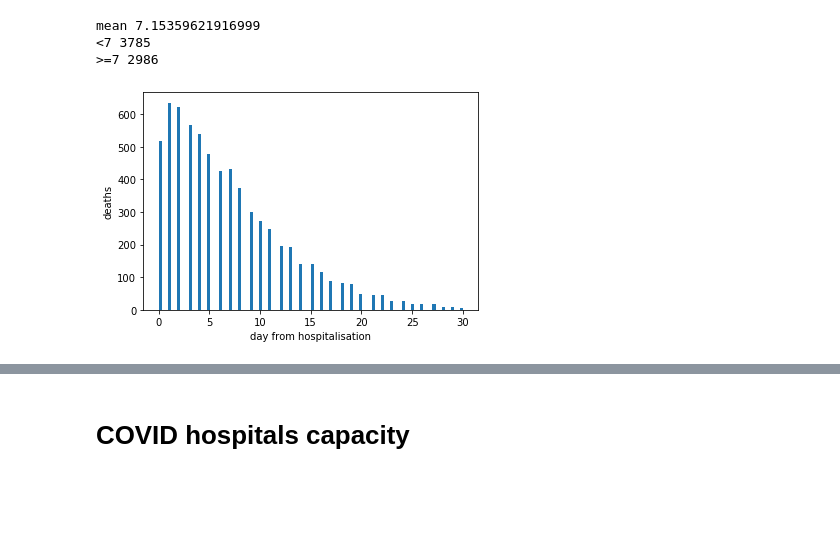
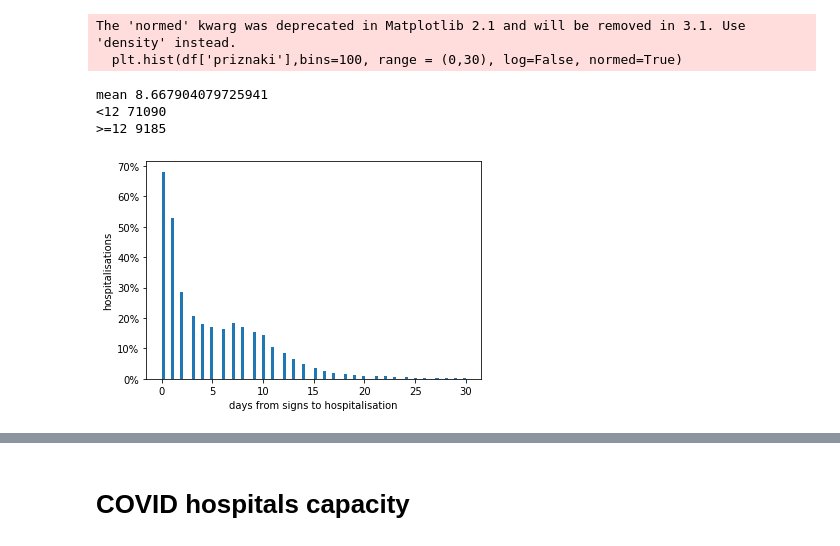
Before and after one commit to kakl/covid, a Jupyter notebook: covid.ipynb, the cells around one changed output, grey strips where cells are left out. Drawn from its saved outputs; the diff is of its cells as text; code cells hidden in the pictures; blank space fills up the shorter version.

Commit message:
read xls

```diff
--- a/covid.ipynb
+++ b/covid.ipynb
@@ -2,4 +2,5 @@
 import pandas as pd
 import matplotlib.pyplot as plt
 
-df = pd.read_csv('modely_05_hospitalizovani_analyza_2020-11-25-00-13-25.csv', sep=';', header=0, comment='*')#,engine='python' )
+#df = pd.read_csv('modely_05_hospitalizovani_analyza_2020-11-25-00-13-25.csv', sep=';', header=0, comment='*')#,engine='python' )
+df = pd.read_csv('modely_05_hospitalizovani_analyza_2021-02-20-02-20-47.csv', sep=';', header=0, comment='*')#,engine='python' )
@@ -23,17 +57,21 @@ mean 8.349283709939447
 # %%
-df['umrti'] = pd.to_datetime(df['datum_umrti'])
+df['prizn'] = pd.to_datetime(df['datum_priznaku'])
 df['hosp'] = pd.to_datetime(df['zahajeni_hosp'])
-df['death2'] = df['umrti'] - df['hosp']
-df['death2i'] = df['death2'].dt.days
-plt.hist(df['death2i'],bins=100, range = (0,30), log=False)
-print('mean', df['death2i'].mean())
-print('<7', len(df.loc[df['death2i']<7]))
-print('>=7', len(df.loc[df['death2i']>=7]))
-plt.ylabel('deaths')
-plt.xlabel('day from hospitalisation')
+df['priznak'] = df['hosp'] - df['prizn']
+df['priznaki'] = df['priznak'].dt.days
+plt.hist(df['priznaki'],bins=100, range = (0,30), log=False, normed=True)
+print('mean', df['priznaki'].mean())
+print('<12', len(df.loc[df['priznaki']<12]))
+print('>=12', len(df.loc[df['priznaki']>=12]))
+plt.ylabel('hospitalisations')
+plt.xlabel('days from signs to hospitalisation')
+plt.gca().yaxis.set_major_formatter(PercentFormatter(1))
+
 None
 # %% [output]
-mean 7.15359621916999
-<7 3785
->=7 2986
+The 'normed' kwarg was deprecated in Matplotlib 2.1 and will be removed in 3.1. Use 'density' instead.
+  plt.hist(df['priznaki'],bins=100, range = (0,30), log=False, normed=True)
+mean 8.667904079725941
+<12 71090
+>=12 9185
-[figure, old version]
+[figure, new version]
```
Also changed, not shown: parts of 7 cells of this notebook.
